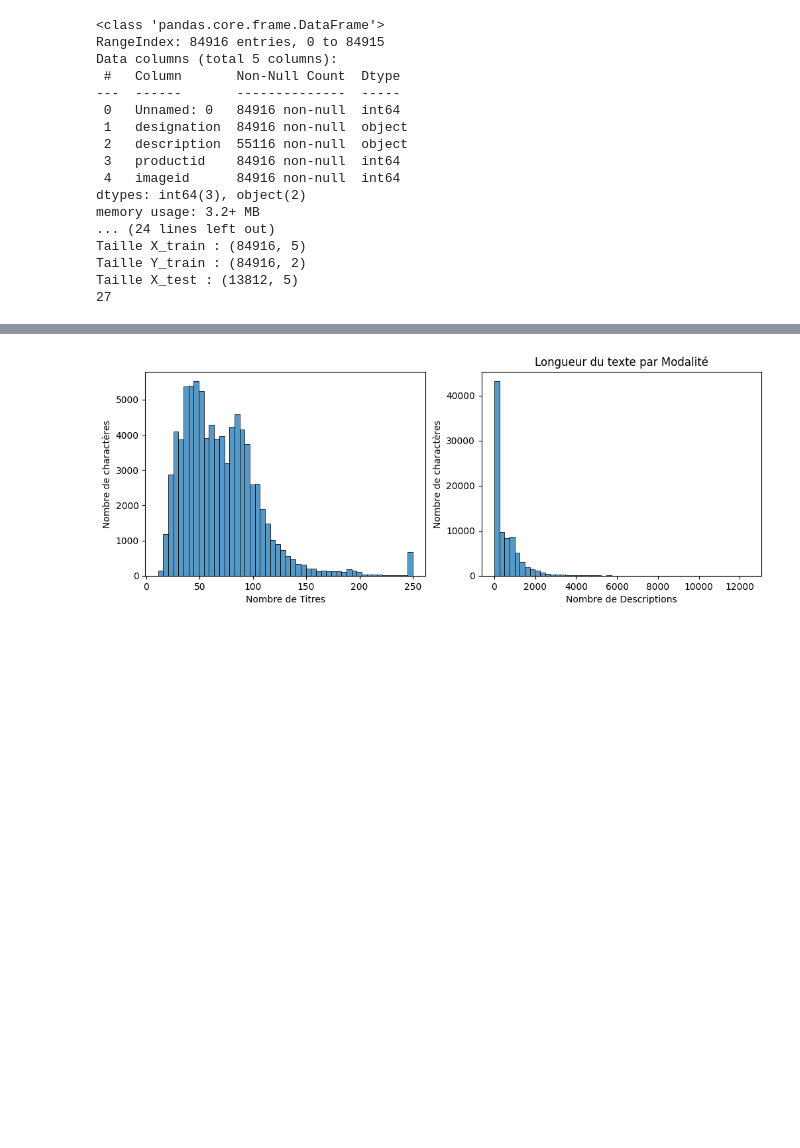
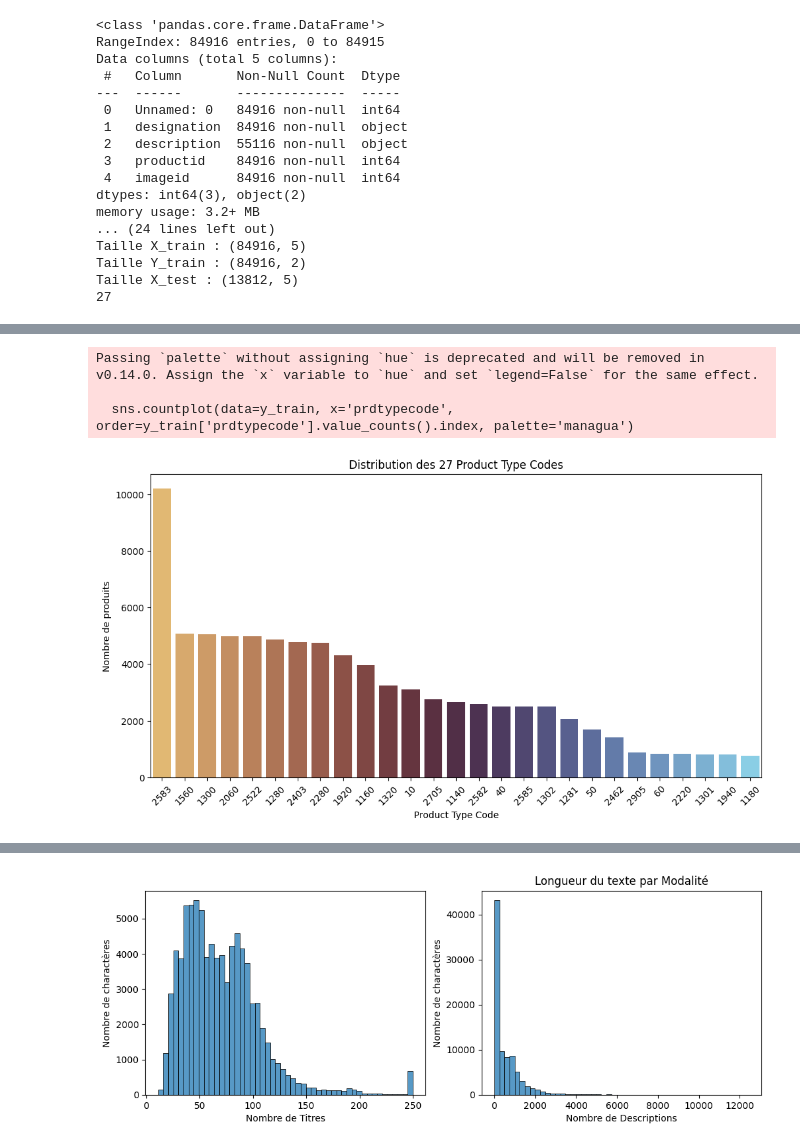
Before and after one commit to YacineA7/Rakuten-MLE-DEC25, a Jupyter notebook: notebooks/DataViz.ipynb, the cells around one changed output, grey strips where cells are left out. Saved outputs shown, nothing was run; the diff lists cells and outputs as text; code cells hidden in the pictures; blank space fills up the shorter version.

```diff
--- a/notebooks/DataViz.ipynb
+++ b/notebooks/DataViz.ipynb
@@ -75,3 +81,18 @@ plt.show()
+# %%
+# Affichage de la distribution des classes avec seaborn
+
+plt.figure(figsize=(12,6))
+sns.countplot(data=y_train, x='prdtypecode', order=y_train['prdtypecode'].value_counts().index, palette='managua')
+plt.title('Distribution des 27 Product Type Codes')
+plt.xlabel('Product Type Code') # Affichage des codes de produits sur l'axe x
+plt.ylabel('Nombre de produits') # Affichage du nombre de produits sur l'axe y
+plt.xticks(rotation=45)
+plt.show()
+# %% [output]
+Passing `palette` without assigning `hue` is deprecated and will be removed in v0.14.0. Assign the `x` variable to `hue` and set `legend=False` for the same effect.
+
+  sns.countplot(data=y_train, x='prdtypecode', order=y_train['prdtypecode'].value_counts().index, palette='managua')
+[figure, added]
 # %%
 from wordcloud import WordCloud
 import nltk
```
Also changed, not shown: parts of 2 cells of this notebook, 6 other files.
